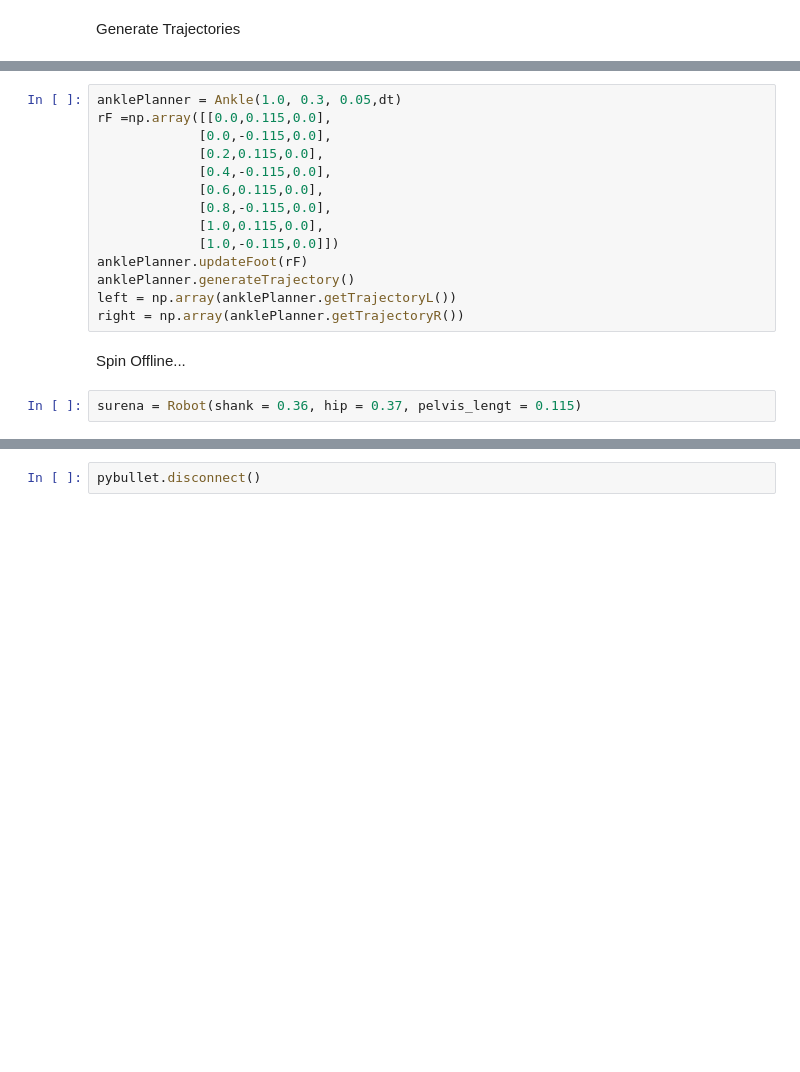
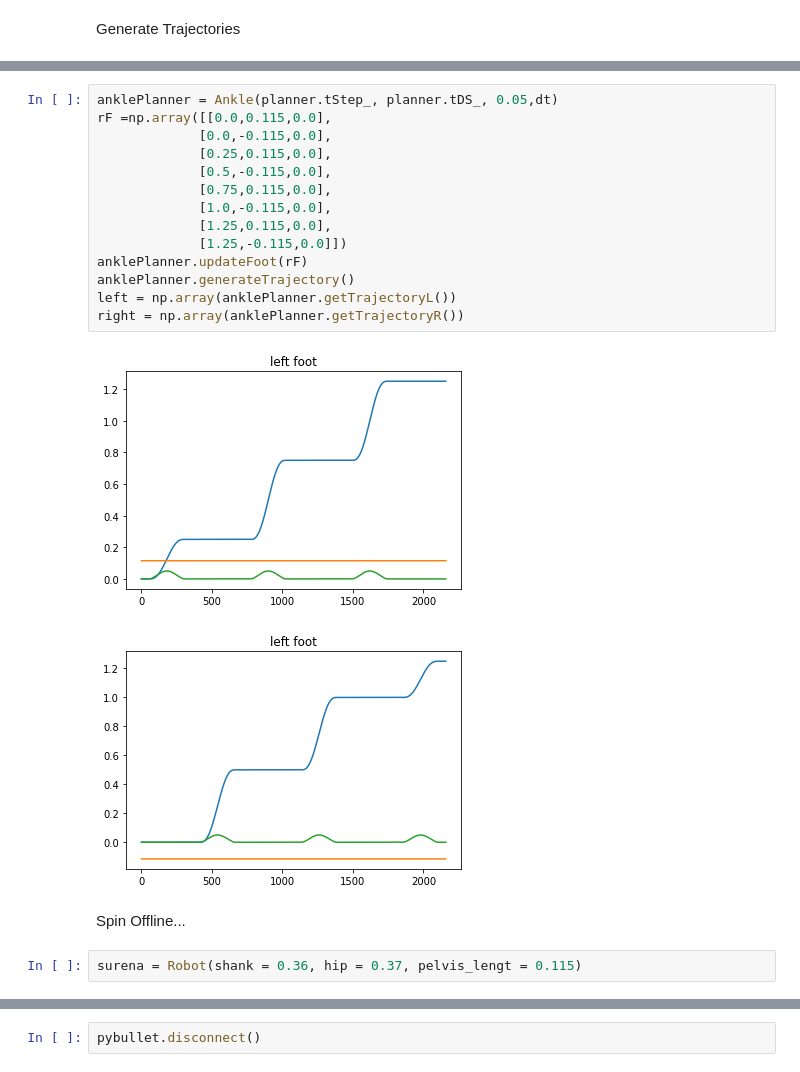
Before and after one commit to Kassra-sinaei/surena4_bullet, a Jupyter notebook: SURENAIV_Offline_Walk.ipynb, the cells around one changed output, grey strips where cells are left out. Drawn from its saved outputs; the diff is of its cells as text; blank space fills up the shorter version.

```diff
--- a/SURENAIV_Offline_Walk.ipynb
+++ b/SURENAIV_Offline_Walk.ipynb
@@ -46,19 +46,22 @@ com_trajectory = planner.getCoMTrajectory(com_0)
-# %%
-anklePlanner = Ankle(1.0, 0.3, 0.05,dt)
-rF =np.array([[0.0,0.115,0.0],
-             [0.0,-0.115,0.0],
-             [0.2,0.115,0.0],
-             [0.4,-0.115,0.0],
-             [0.6,0.115,0.0],
-             [0.8,-0.115,0.0],
-             [1.0,0.115,0.0],
-             [1.0,-0.115,0.0]])
-anklePlanner.updateFoot(rF)
-anklePlanner.generateTrajectory()
-left = np.array(anklePlanner.getTrajectoryL())
-right = np.array(anklePlanner.getTrajectoryR())
+# %%
+anklePlanner = Ankle(planner.tStep_, planner.tDS_, 0.05,dt)
+rF =np.array([[0.0,0.115,0.0],
+             [0.0,-0.115,0.0],
+             [0.25,0.115,0.0],
+             [0.5,-0.115,0.0],
+             [0.75,0.115,0.0],
+             [1.0,-0.115,0.0],
+             [1.25,0.115,0.0],
+             [1.25,-0.115,0.0]])
+anklePlanner.updateFoot(rF)
+anklePlanner.generateTrajectory()
+left = np.array(anklePlanner.getTrajectoryL())
+right = np.array(anklePlanner.getTrajectoryR())
+# %% [output]
+[figure, added]
+[figure, added]
 # %% [markdown]
 Spin Offline...
-# %%
-surena = Robot(shank = 0.36, hip = 0.37, pelvis_lengt = 0.115)
+# %%
+surena = Robot(shank = 0.36, hip = 0.37, pelvis_lengt = 0.115)
 # %%
```
Also changed, not shown: parts of 5 cells of this notebook, 2 other files.
